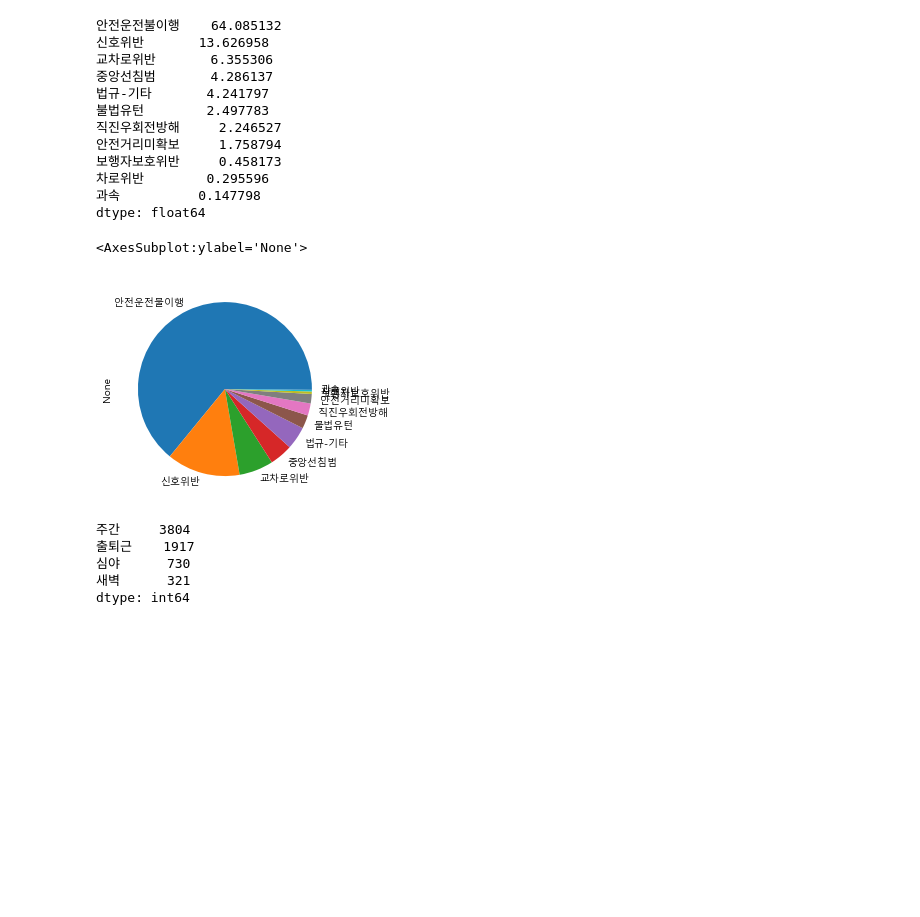
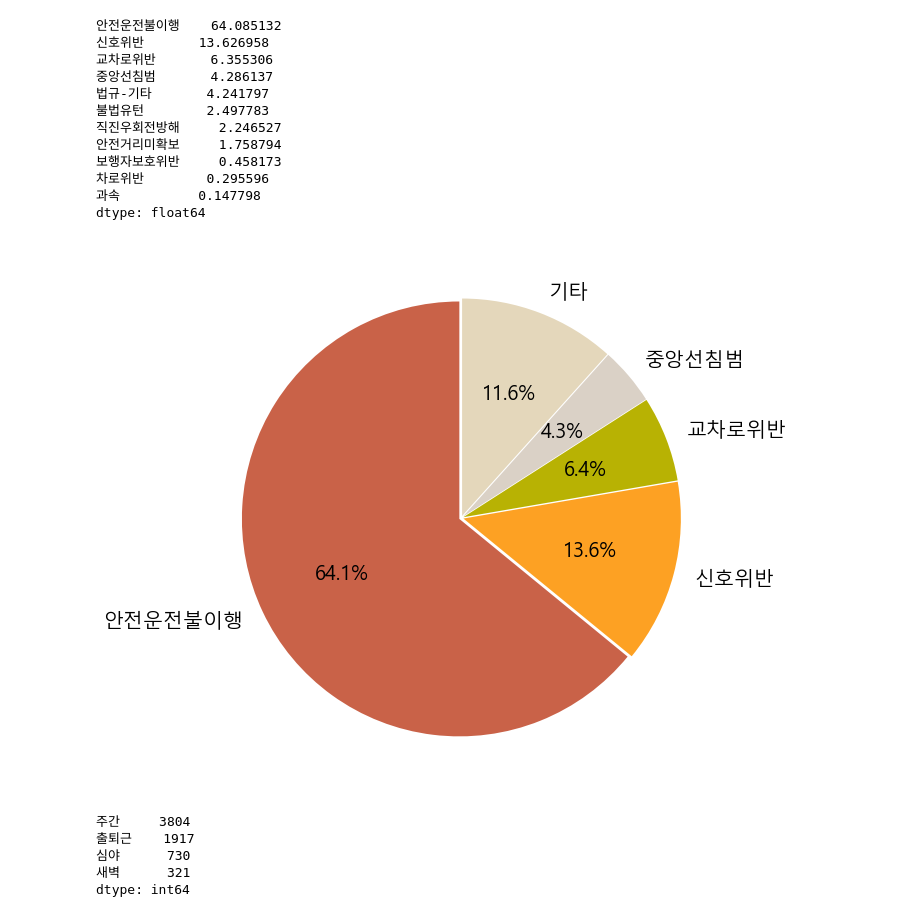
Before and after one commit to chestnut1717/BicycleAccident, a Jupyter notebook: bicycle_flow.ipynb, the cells around one changed output. Cells and saved outputs as stored; diff of their text form; code cells hidden in the pictures; blank space fills up the shorter version.

```diff
--- a/bicycle_flow.ipynb
+++ b/bicycle_flow.ipynb
@@ -866,4 +866,11 @@ tmp
 | 14 | 제주 | 49 | 0 | 16 | 24 | 9 | 50 | 0 | 16 | 24 | 10 |
 | 15 | 충남 | 151 | 5 | 63 | 71 | 12 | 158 | 5 | 65 | 76 | 12 |
 | 16 | 충북 | 183 | 5 | 89 | 79 | 10 | 193 | 5 | 90 | 87 | 11 |
+# %%
+# 그래프 그릴 때, 전역 파라미터 설정
+parameters = {'axes.titlesize': 25,
+              'axes.labelsize': 18,
+              'xtick.labelsize': 15,
+               'ytick.labelsize' : 15}
+plt.rcParams.update(parameters)
 # %%
@@ -1082,12 +1135,27 @@ illegal/illegal.sum() * 100
 차로위반        0.295596
 과속          0.147798
 dtype: float64
+# %%
+# pie chart로 뚜렷하게 나타내기 위해 top4 이외의 항목은 기타 처리
+illegal_etc = illegal[4:].sum()
+# %%
+illegal = illegal.drop(labels=illegal.index[4:])
+illegal['기타'] = illegal_etc
 # %%
-# 안전운전불이행이 가장 많음
-illegal.plot(kind='pie')
+fig, ax = plt.subplots(figsize=(10,10))
+
+plt.pie(illegal,
+        autopct='%.1f%%',
+        labels = illegal.index,
+        #12시 방향으로 함
+        startangle =90,
+        # chart 사이 간격
+        explode = (0.01, 0.01, 0.01, 0.01, 0.01),
+        textprops={'fontsize': 20},
+       colors = ["#c96248","#fda123",  "#b8b203",  "#dad1c6", "#e4d7bb", ])
+plt.show()
 # %% [output]
-<AxesSubplot:ylabel='None'>
-[figure, old version]
+[figure, new version]
 # %%
 time = df_detail[['새벽', '출퇴근', '주간', '심야']].sum().sort_values(ascending=False)
 time
```
Also changed, not shown: parts of 17 cells of this notebook.
